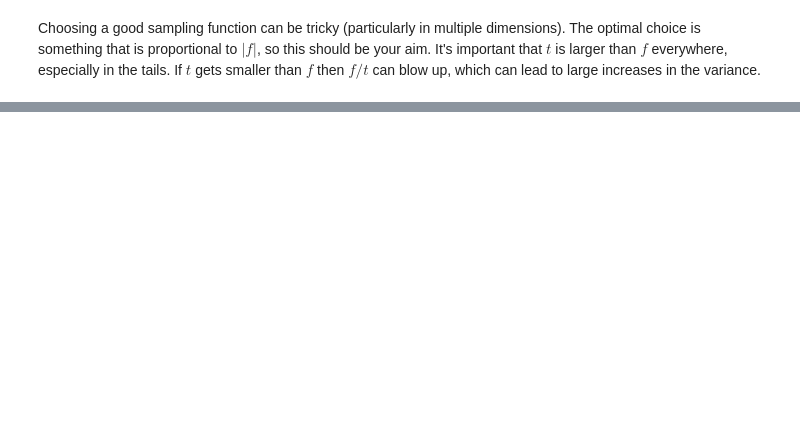
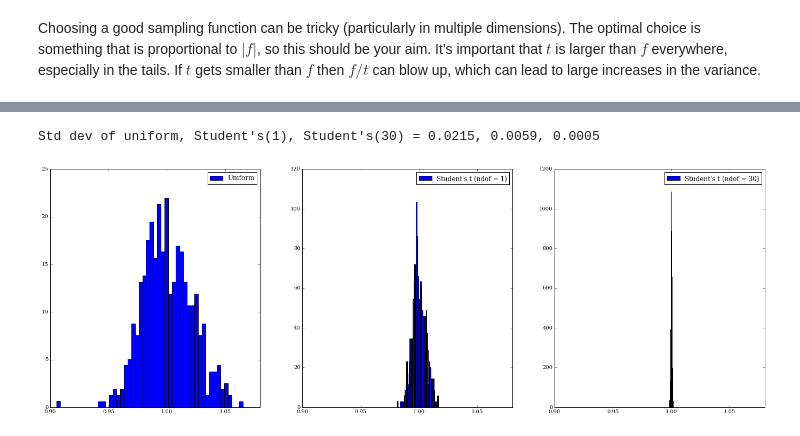
Before and after one commit to gcowan/gcowan.github.io, a Jupyter notebook: notebooks/Monte_Carlo_Integration.ipynb, the cells around one changed output, grey strips where cells are left out. Cells and saved outputs as stored; diff of their text form; code cells hidden in the pictures; blank space fills up the shorter version.

```diff
--- a/notebooks/Monte_Carlo_Integration.ipynb
+++ b/notebooks/Monte_Carlo_Integration.ipynb
@@ -102,0 +105,19 @@ The use of quasi-random numbers (e.g., Sobol) over psuedo-random sampling can po
+# %%
+uniform1 = np.zeros(500)
+student1 = np.zeros(500)
+student2 = np.zeros(500)
+for i in range(500):
+    uniform1[i] = uniform_sampling ( a, b, N )[0]
+    student1[i] = importance_sampling( 1 , N )[0]
+    student2[i] = importance_sampling( 30, N )[0]
+f, (ax1, ax2, ax3) = plt.subplots(1, 3, sharex = True, figsize=(24,8))
+count, bins, ignored = ax1.hist(uniform1, 50, normed=True, label = "Uniform")
+count, bins, ignored = ax2.hist(student1, 50, normed=True, label = "Student's t (ndof = 1)")
+count, bins, ignored = ax3.hist(student2, 50, normed=True, label = "Student's t (ndof = 30)")
+ax1.legend()
+ax2.legend()
+ax3.legend()
+print "Std dev of uniform, Student's(1), Student's(30) = %0.4f, %0.4f, %0.4f" % (np.std(uniform1), np.std(student1), np.std(student2))
+# %% [output]
+Std dev of uniform, Student's(1), Student's(30) = 0.0215, 0.0059, 0.0005
+[figure, added]
```
Also changed, not shown: parts of 13 cells of this notebook.
